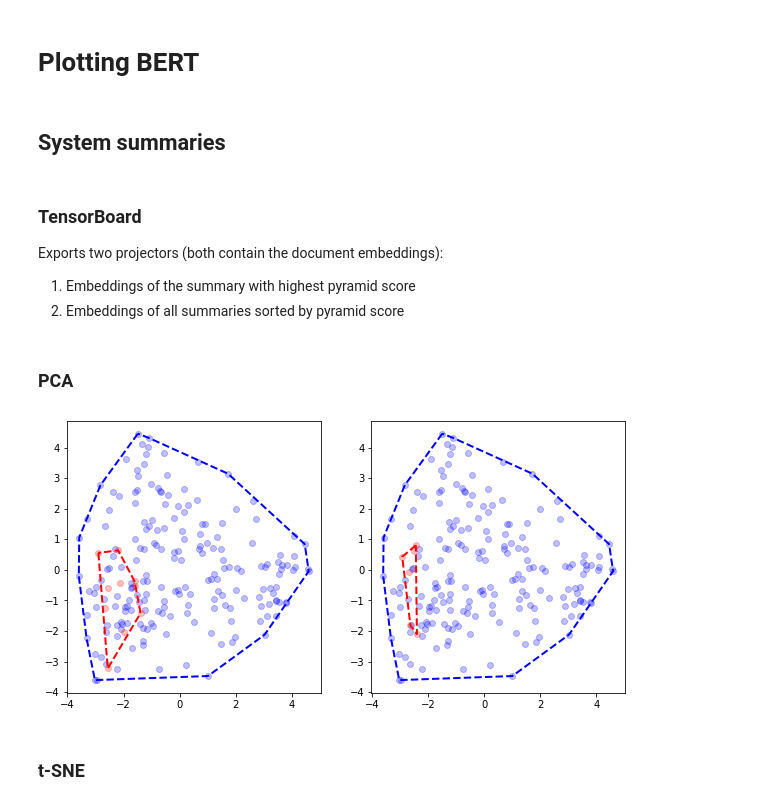
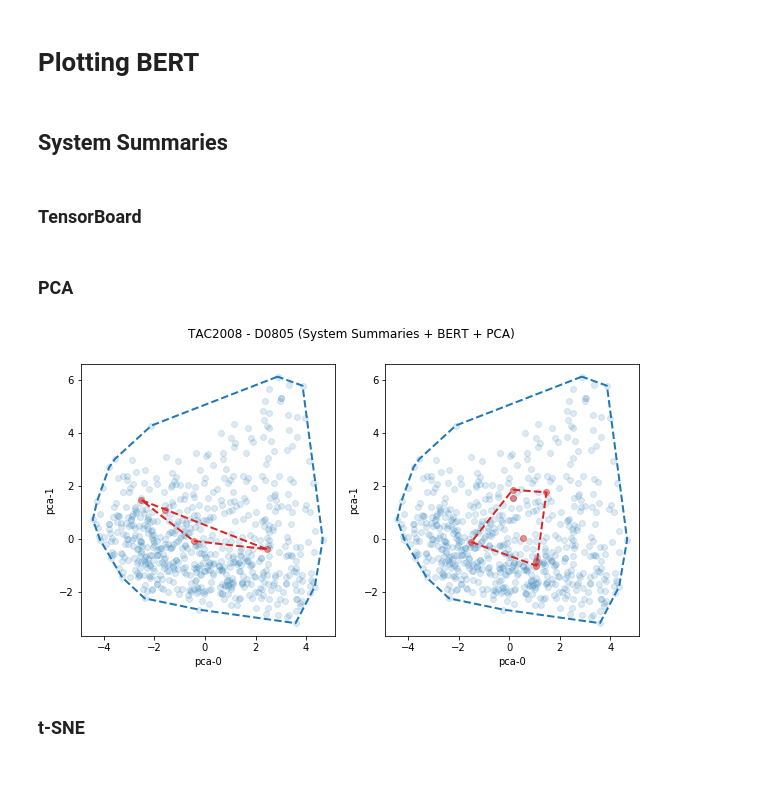
Before and after one commit to korunosk/geometry-of-text-summarization, a Jupyter notebook: main.ipynb, the cells around one changed output. Drawn from its saved outputs; the diff is of its cells as text; code cells hidden in the pictures; blank space fills up the shorter version.

```diff
--- a/main.ipynb
+++ b/main.ipynb
@@ -91,17 +82,22 @@ def max_semantic_volume_summary(R, L, dist):
 ### Misc
 # %%
 def load_data(dataset, encoded):
-    with open(os.path.join(DATA_DIR, dataset + ('_encoded.json' if encoded else '.json')), mode='r') as fp:
+    ext = '_encoded.json' if encoded else '.json'
+    with open(os.path.join(DATA_DIR, dataset + ext), mode='r') as fp:
         return json.load(fp)
 
 def extract(topic):
-    documents = list(chain(*topic['documents']))
+    documents = np.array(list(chain(*topic['documents'])))
     annotations = topic['annotations']
 
-    summaries = list(map(itemgetter('text'), annotations))
-    pyr_scores = list(map(itemgetter('pyr_score'), annotations))
+    summaries_tmp = list(map(itemgetter('text'), annotations))
+    indices_tmp = np.cumsum([0] + list(map(len, summaries_tmp)))
+    summaries = np.array(list(chain(*summaries_tmp)))
+    indices = np.array(list(zip(indices_tmp[:-1], indices_tmp[1:])))
 
-    return documents, summaries, pyr_scores
+    pyr_scores = np.array(list(map(itemgetter('pyr_score'), annotations)))
+
+    return documents, summaries, indices, pyr_scores
 # %% [markdown]
 ### Visualization
 # %%
@@ -219,7 +172,7 @@ Use-case:
 5. Plot
 # %%
 DATASET = DATASETS[0]
-TOPIC = 'D0841'
+TOPIC = 'D0805'
 # %% [markdown]
 # Scores
 # %%
@@ -296,23 +249,14 @@ tac = load_data(DATASET, encoded=True)
 
 ### Extract
 topic = tac[TOPIC]
-document_embs, summary_embs, pyr_scores = extract(topic)
-
-### Convert to numpy array for convinience
-document_embs_np = np.array(document_embs)
-summary_embs_np = np.array(summary_embs)
-pyr_scores_np = np.array(pyr_scores)
+document_embs, summary_embs, indices, pyr_scores = extract(topic)
 
 ### Get indices of sorted pyramid socres
-m = np.argsort(-pyr_scores_np) # Holds sorted indices of the pyramid scores
+m = np.argsort(-pyr_scores) # Holds sorted indices of the pyramid scores
 # %% [markdown]
-## System summaries
+## System Summaries
-# %% [markdown]
-### TensorBoard
-
-Exports two projectors (both contain the document embeddings):
-1. Embeddings of the summary with highest pyramid score
-2. Embeddings of all summaries sorted by pyramid score
+# %% [markdown]
+### TensorBoard
 # %%
 t = int(time.time())
 
@@ -326,17 +266,17 @@ make_pytorch_projector(os.path.join(RUNS_DIR, f'geometry_sumarization_all_{t}'),
 # %% [markdown]
 ### PCA
 # %%
-document_pts, summary_pts = project_pca(document_embs, summary_embs_np[m])
+document_pts, summary_pts = project_pca(document_embs, summary_embs)
 
 fig = plt.figure(figsize=(10,5))
-
+fig.suptitle(DATASET + ' - ' + TOPIC + ' (System Summaries + BERT + PCA)')
 ax1 = fig.add_subplot(1,2,1)
-plot(ax1, document_pts, summary_pts[0], add_hull=True)
-
+plot('pca', ax1, document_pts, summary_pts[indices[m[0],0]:indices[m[0],1]], plot_hull=True)
 ax2 = fig.add_subplot(1,2,2)
-plot(ax2, document_pts, summary_pts[1], add_hull=True)
+plot('pca', ax2, document_pts, summary_pts[indices[m[1],0]:indices[m[1],1]], plot_hull=True)
+plt.show()
 # %% [output]
-[figure, old version]
+[figure, new version]
 # %% [markdown]
 ### t-SNE
 # %%
```
Also changed, not shown: parts of 30 cells of this notebook.
